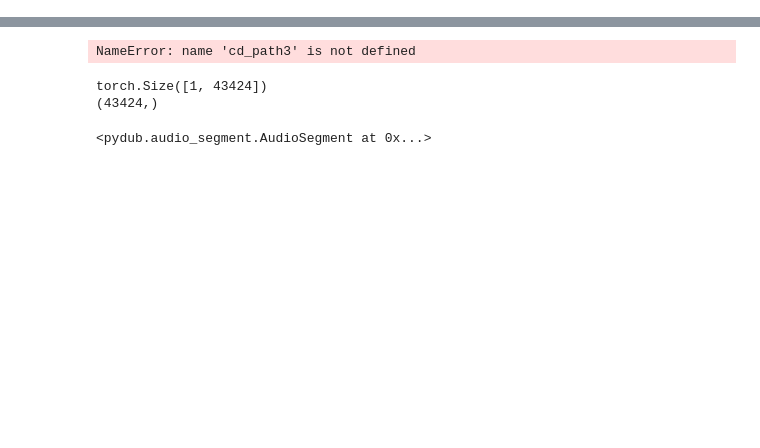
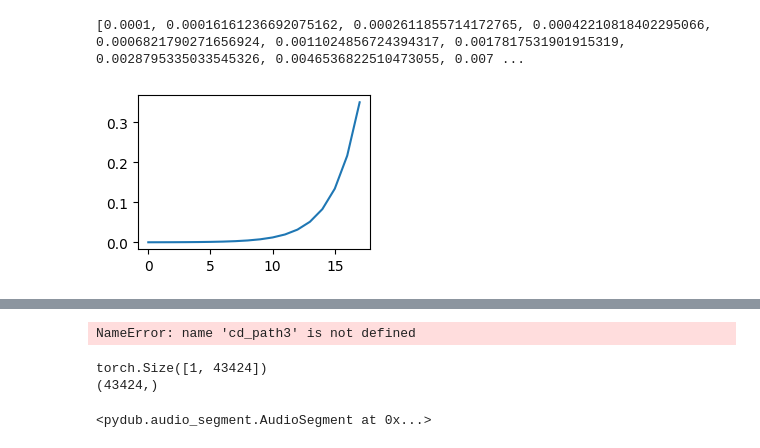
Before and after one commit to ephiephi/CDiffuSE, a Jupyter notebook: playing.ipynb, the cells around one changed output, grey strips where cells are left out. Saved outputs shown, nothing was run; the diff lists cells and outputs as text; code cells hidden in the pictures; blank space fills up the shorter version.

```diff
--- a/playing.ipynb
+++ b/playing.ipynb
@@ -11,0 +93,8 @@ from pydub import AudioSegment
+# %%
+inference_noise_schedule_log = np.logspace(np.log10(1e-4), np.log10(0.35), 18).tolist()
+plt.figure(figsize=(3, 2))
+plt.plot(inference_noise_schedule_log)
+print(inference_noise_schedule_log)
+# %% [output]
+[0.0001, 0.00016161236692075162, 0.0002611855714172765, 0.00042210818402295066, 0.0006821790271656924, 0.0011024856724394317, 0.0017817531901915319, 0.0028795335033545326, 0.0046536822510473055, 0.007 ...
+[figure, added]
```
Also changed, not shown: parts of 38 cells of this notebook, 2 other files.
